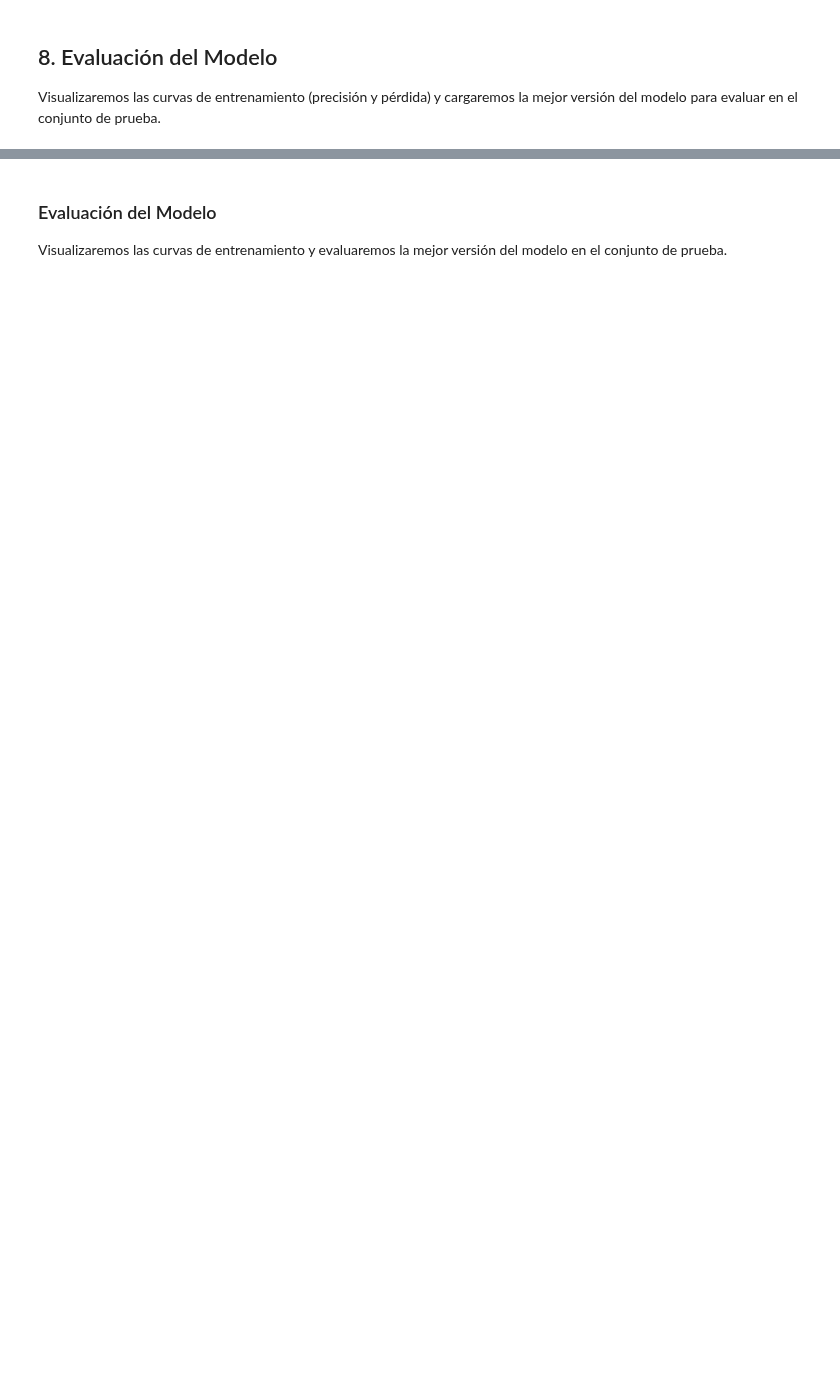
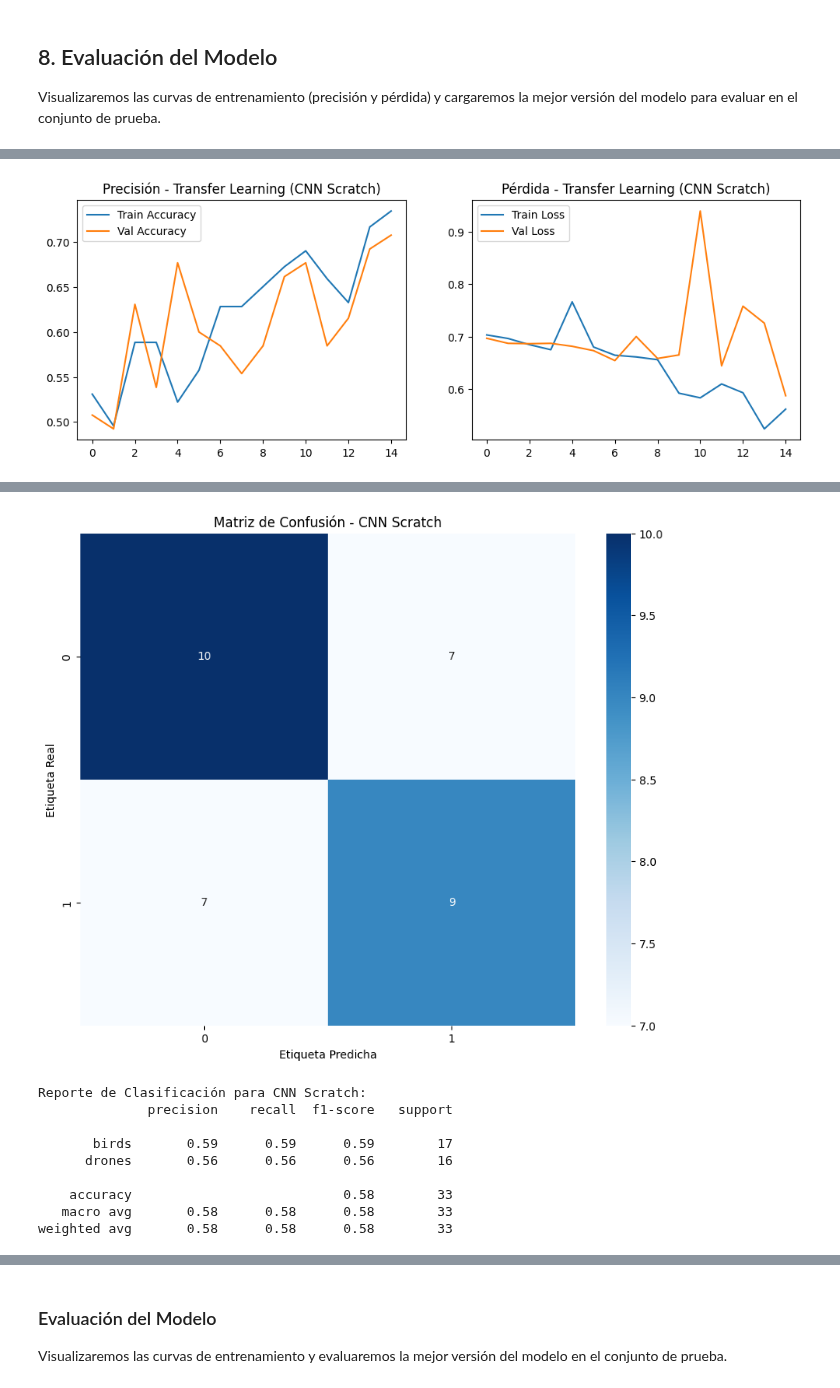
Before and after one commit to pukinidev/TalleresImagenes, a Jupyter notebook: Taller 8/MISIS4825_Laboratorio08_Taller.ipynb, the cells around one changed output, grey strips where cells are left out. Saved outputs shown, nothing was run; the diff lists cells and outputs as text; code cells hidden in the pictures; blank space fills up the shorter version.

```diff
--- a/Taller 8/MISIS4825_Laboratorio08_Taller.ipynb
+++ b/Taller 8/MISIS4825_Laboratorio08_Taller.ipynb
@@ -371,0 +318,4 @@ weighted avg       0.51      0.52      0.46        33
+# %%
+evaluate_model('best_model_scratch.keras', test_gen, labels_map, history_scratch, 'CNN Scratch')
+# %% [output]
+[figure, added]
@@ -372,3 +323,13 @@ weighted avg       0.51      0.52      0.46        33
+[figure, added]
+Reporte de Clasificación para CNN Scratch:
+              precision    recall  f1-score   support
+
+       birds       0.59      0.59      0.59        17
+      drones       0.56      0.56      0.56        16
+
+    accuracy                           0.58        33
+   macro avg       0.58      0.58      0.58        33
+weighted avg       0.58      0.58      0.58        33
 # %% [markdown]
 ## 9. Transfer Learning con Modelos Fundacionales
 
```
Also changed, not shown: parts of 34 cells of this notebook, 9 other files.
